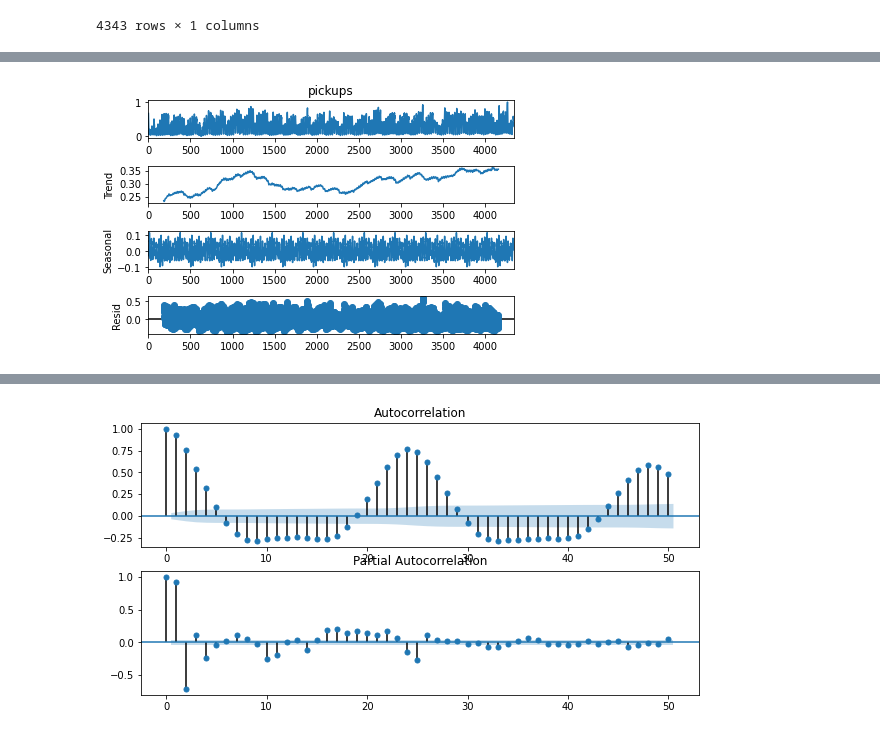
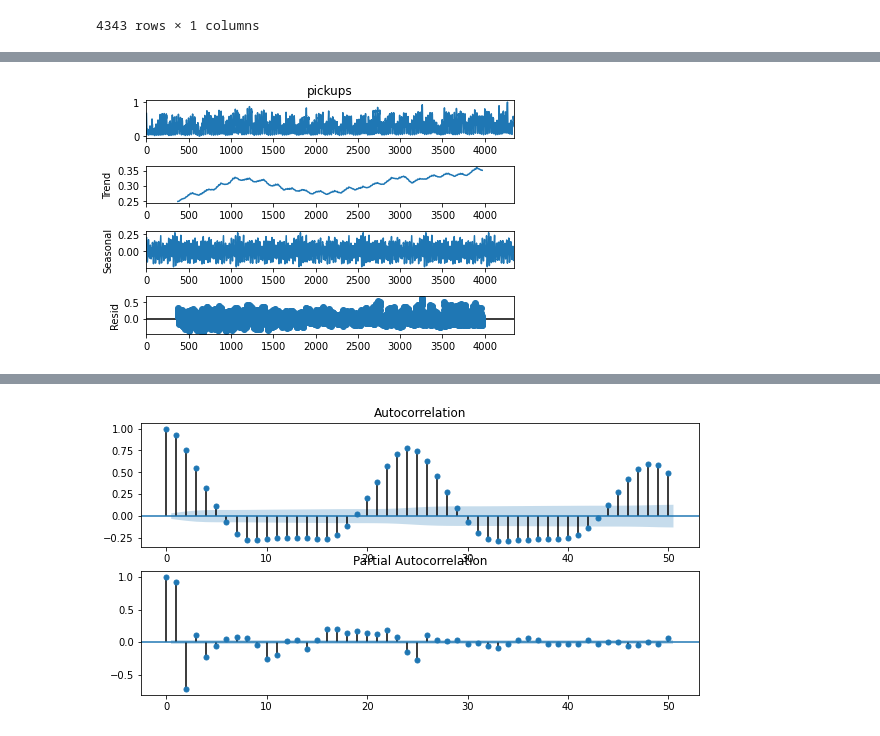
Before and after one commit to Sylvainj1/uber-times-series, a Jupyter notebook: models/sarimax_scaler_autoarima.ipynb, the cells around one changed output, grey strips where cells are left out. Drawn from its saved outputs; the diff is of its cells as text; code cells hidden in the pictures.

Commit message:
improve all model + save model pickle

```diff
--- a/models/sarimax_scaler_autoarima.ipynb
+++ b/models/sarimax_scaler_autoarima.ipynb
@@ -37,6 +37,8 @@ manhattan
 # %%
 manhattan = manhattan.set_index('pickup_dt', drop=True)
 # %%
-manhattan = manhattan.drop('hday', axis=1)
+#manhattan = manhattan.drop('hday', axis=1)
 # %%
 manhattan = manhattan.drop('borough', axis=1)
+# %%
+manhattan = pd.get_dummies(manhattan)
@@ -59,9 +78,10 @@ manhattan.tail(3)
 # %%
 from sklearn.preprocessing import MinMaxScaler
 sc_in = MinMaxScaler(feature_range=(0,1))
-scaled_input = sc_in.fit_transform(manhattan[['pickups','temp']])
+scaled_input = sc_in.fit_transform(manhattan[['pickups','temp','pcp01','hday_N']])
 scaled_input= pd.DataFrame(scaled_input)
 X = scaled_input
-X.rename(columns={0:'pickups',1:'temp'}, inplace = True)
+#X.rename(columns={0:'pickups',1:'temp'}, inplace = True)
+X.columns = ['pickups','temp','pcp01','hday_N']
 X
 # %% [output]
@@ -123,10 +131,10 @@ X_train
 # %%
 from statsmodels.tsa.seasonal import seasonal_decompose
 
-sd = seasonal_decompose(X['pickups'], model= 'add', freq=365)
+sd = seasonal_decompose(X['pickups'], model= 'add', period=742)
 
 fig = sd.plot()
 fig.set_figheight(4)
 plt.show()
 # %% [output]
-[figure, old version]
+[figure, new version]
```
Also changed, not shown: parts of 17 cells of this notebook, 6 other files.
